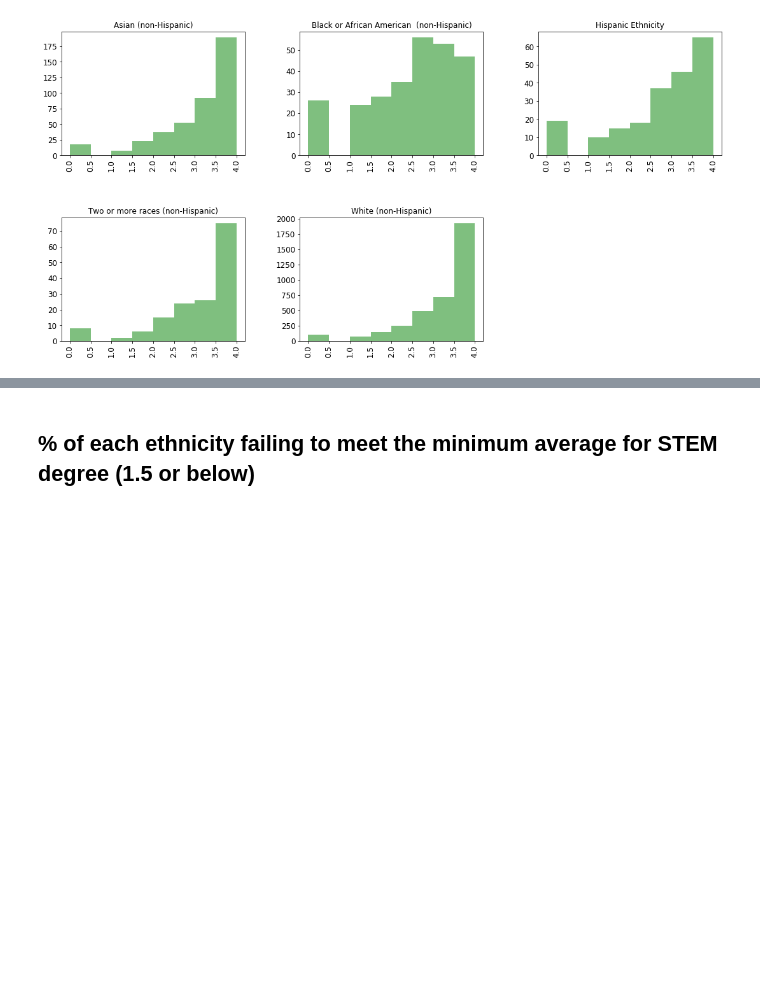
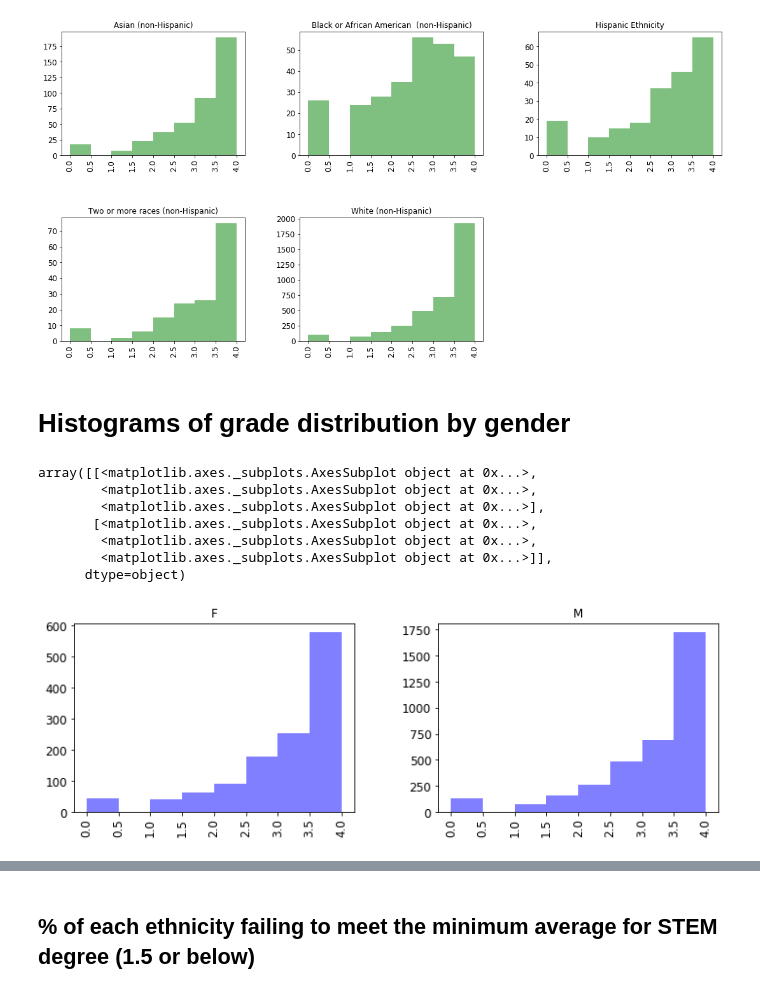
Before and after one commit to anair3007/gradeComparison, a Jupyter notebook: gradeComparison.ipynb, the cells around one changed output, grey strips where cells are left out. Cells and saved outputs as stored; diff of their text form; code cells hidden in the pictures; blank space fills up the shorter version.

```diff
--- a/gradeComparison.ipynb
+++ b/gradeComparison.ipynb
@@ -198,3 +198,19 @@ array([[<matplotlib.axes._subplots.AxesSubplot object at 0x...>,
         <matplotlib.axes._subplots.AxesSubplot object at 0x...>]],
       dtype=object)
 [figure]
+# %% [markdown]
+# Histograms of grade distribution by gender
+# %%
+receivedGrade.hist(by='Gndr_Flag', column='final grade',
+                   figsize=(18,9), xrot=90, xlabelsize=12,
+                   ylabelsize=12, layout=(2,3), bins=(0,0.5,1.0,1.5,2.0,2.5,3.0,3.5,4.0),
+                   color=('blue'), alpha=0.5)
+# %% [output]
+array([[<matplotlib.axes._subplots.AxesSubplot object at 0x...>,
+        <matplotlib.axes._subplots.AxesSubplot object at 0x...>,
+        <matplotlib.axes._subplots.AxesSubplot object at 0x...>],
+       [<matplotlib.axes._subplots.AxesSubplot object at 0x...>,
+        <matplotlib.axes._subplots.AxesSubplot object at 0x...>,
+        <matplotlib.axes._subplots.AxesSubplot object at 0x...>]],
+      dtype=object)
+[figure, added]
```
Also changed, not shown: parts of 4 cells of this notebook.
